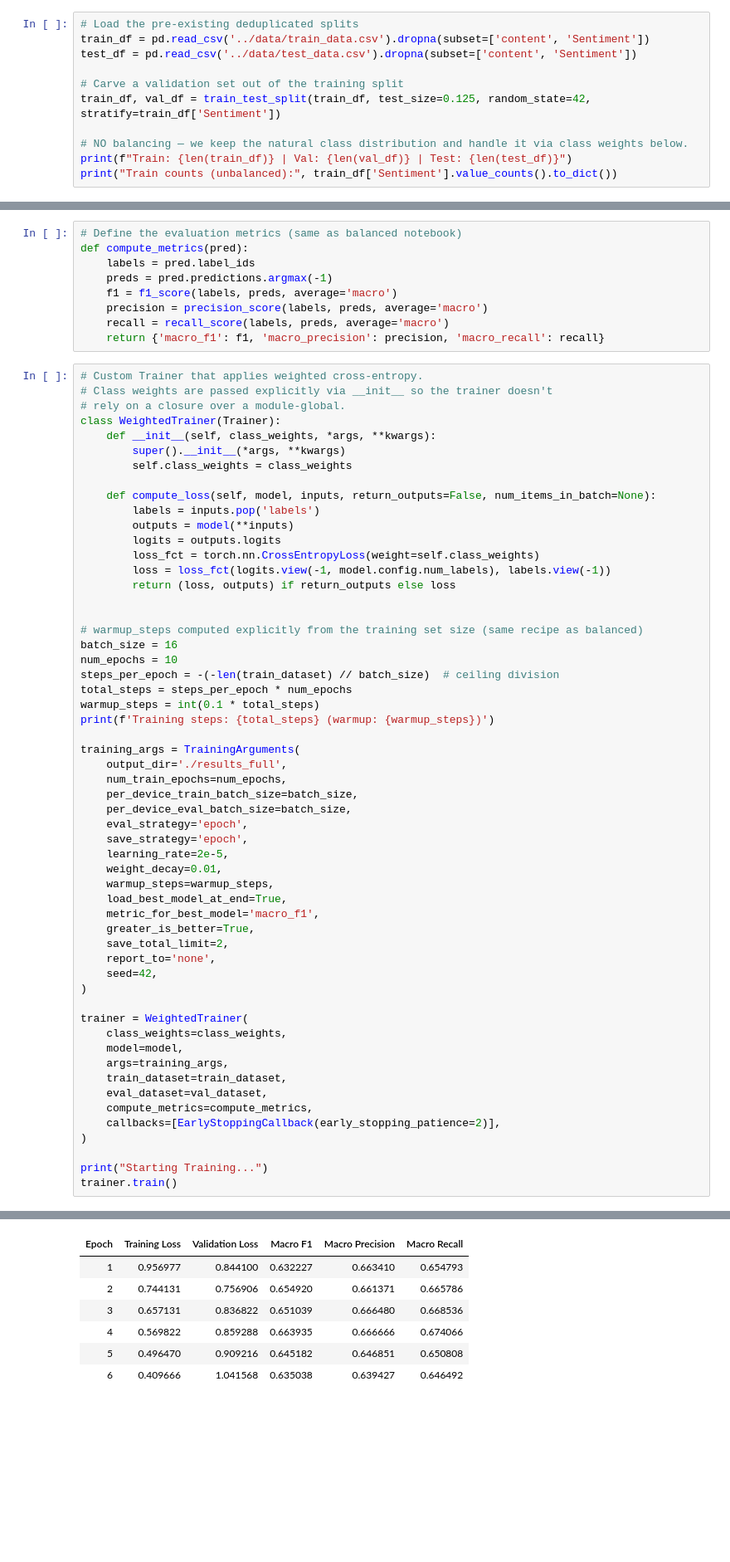
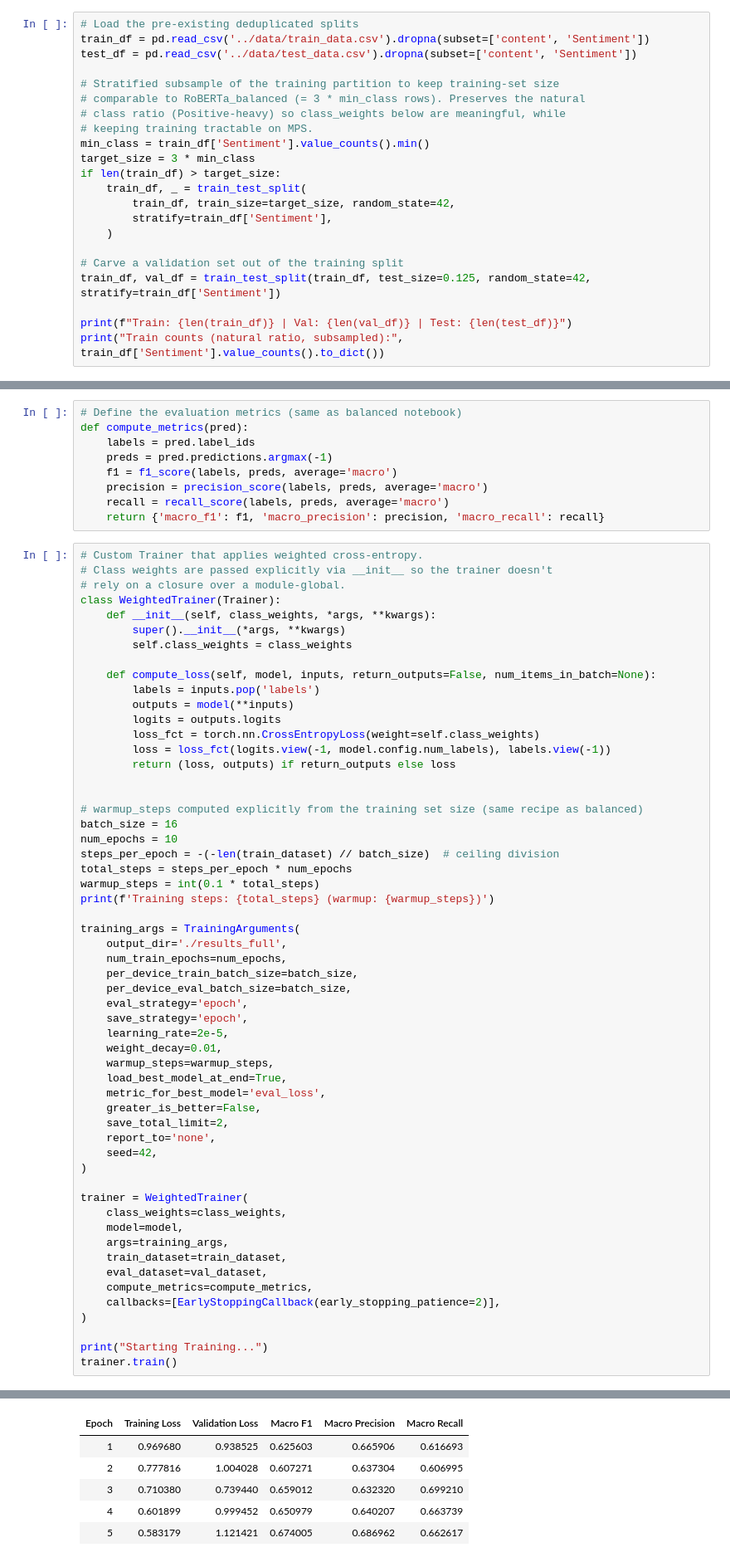
Before and after one commit to Jakobaune/NLP_appreviews, a Jupyter notebook: NLP/RoBERTa_Full_Dataset.ipynb, the cells around one changed output, grey strips where cells are left out. Shown at 83% size. Cells and saved outputs as stored; diff of their text form; blank space fills up the shorter version.

```diff
--- a/NLP/RoBERTa_Full_Dataset.ipynb
+++ b/NLP/RoBERTa_Full_Dataset.ipynb
@@ -25,10 +23,21 @@ Using device: mps
 train_df = pd.read_csv('../data/train_data.csv').dropna(subset=['content', 'Sentiment'])
 test_df = pd.read_csv('../data/test_data.csv').dropna(subset=['content', 'Sentiment'])
 
+# Stratified subsample of the training partition to keep training-set size
+# comparable to RoBERTa_balanced (= 3 * min_class rows). Preserves the natural
+# class ratio (Positive-heavy) so class_weights below are meaningful, while
+# keeping training tractable on MPS.
+min_class = train_df['Sentiment'].value_counts().min()
+target_size = 3 * min_class
+if len(train_df) > target_size:
+    train_df, _ = train_test_split(
+        train_df, train_size=target_size, random_state=42,
+        stratify=train_df['Sentiment'],
+    )
+
 # Carve a validation set out of the training split
 train_df, val_df = train_test_split(train_df, test_size=0.125, random_state=42, stratify=train_df['Sentiment'])
 
-# NO balancing — we keep the natural class distribution and handle it via class weights below.
 print(f"Train: {len(train_df)} | Val: {len(val_df)} | Test: {len(test_df)}")
-print("Train counts (unbalanced):", train_df['Sentiment'].value_counts().to_dict())
+print("Train counts (natural ratio, subsampled):", train_df['Sentiment'].value_counts().to_dict())
 # %% [output]
@@ -191,8 +199,8 @@ training_args = TrainingArguments(
     weight_decay=0.01,
     warmup_steps=warmup_steps,
     load_best_model_at_end=True,
-    metric_for_best_model='macro_f1',
-    greater_is_better=True,
+    metric_for_best_model='eval_loss',
+    greater_is_better=False,
     save_total_limit=2,
     report_to='none',
     seed=42,
@@ -217,9 +225,8 @@ Starting Training...
 | Epoch | Training Loss | Validation Loss | Macro F1 | Macro Precision | Macro Recall |
-| 1 | 0.956977 | 0.844100 | 0.632227 | 0.663410 | 0.654793 |
-| 2 | 0.744131 | 0.756906 | 0.654920 | 0.661371 | 0.665786 |
-| 3 | 0.657131 | 0.836822 | 0.651039 | 0.666480 | 0.668536 |
-| 4 | 0.569822 | 0.859288 | 0.663935 | 0.666666 | 0.674066 |
-| 5 | 0.496470 | 0.909216 | 0.645182 | 0.646851 | 0.650808 |
-| 6 | 0.409666 | 1.041568 | 0.635038 | 0.639427 | 0.646492 |
+| 1 | 0.969680 | 0.938525 | 0.625603 | 0.665906 | 0.616693 |
+| 2 | 0.777816 | 1.004028 | 0.607271 | 0.637304 | 0.606995 |
+| 3 | 0.710380 | 0.739440 | 0.659012 | 0.632320 | 0.699210 |
+| 4 | 0.601899 | 0.999452 | 0.650979 | 0.640207 | 0.663739 |
+| 5 | 0.583179 | 1.121421 | 0.674005 | 0.686962 | 0.662617 |
 There were missing keys in the checkpoint model loaded: ['roberta.embeddings.LayerNorm.weight', 'roberta.embeddings.LayerNorm.bias', 'roberta.encoder.layer.0.attention.output.LayerNorm.weight', 'rober ...
 There were unexpected keys in the checkpoint model loaded: ['roberta.embeddings.LayerNorm.beta', 'roberta.embeddings.LayerNorm.gamma', 'roberta.encoder.layer.0.attention.output.LayerNorm.beta', 'rober ...
```
Also changed, not shown: parts of 8 cells of this notebook, 12 other files.
